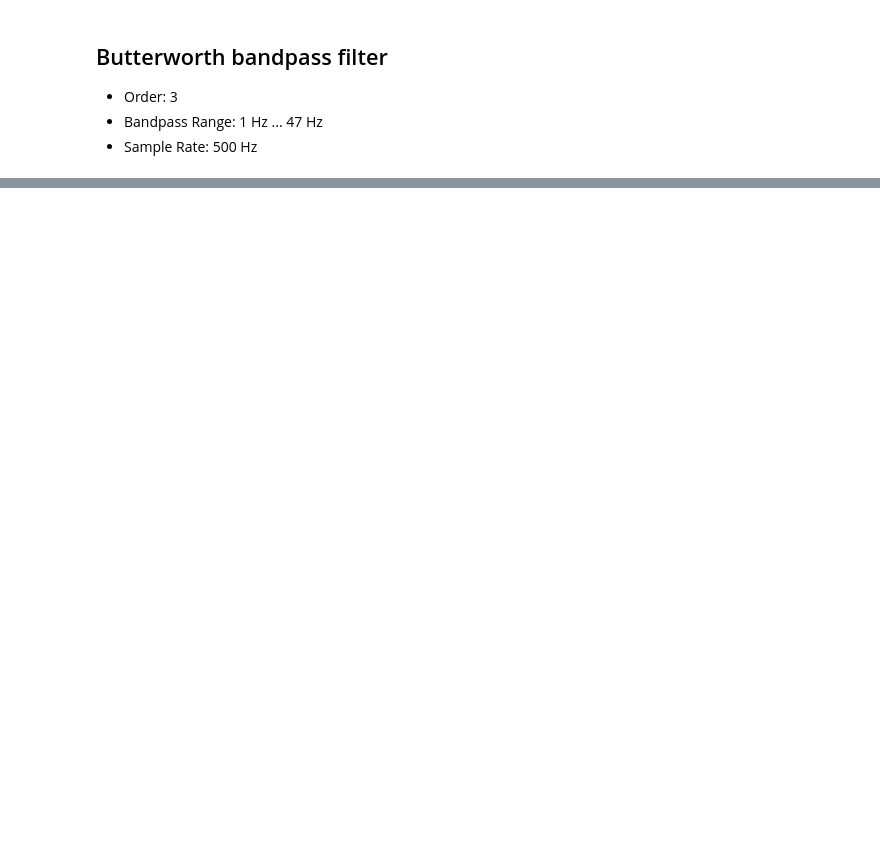
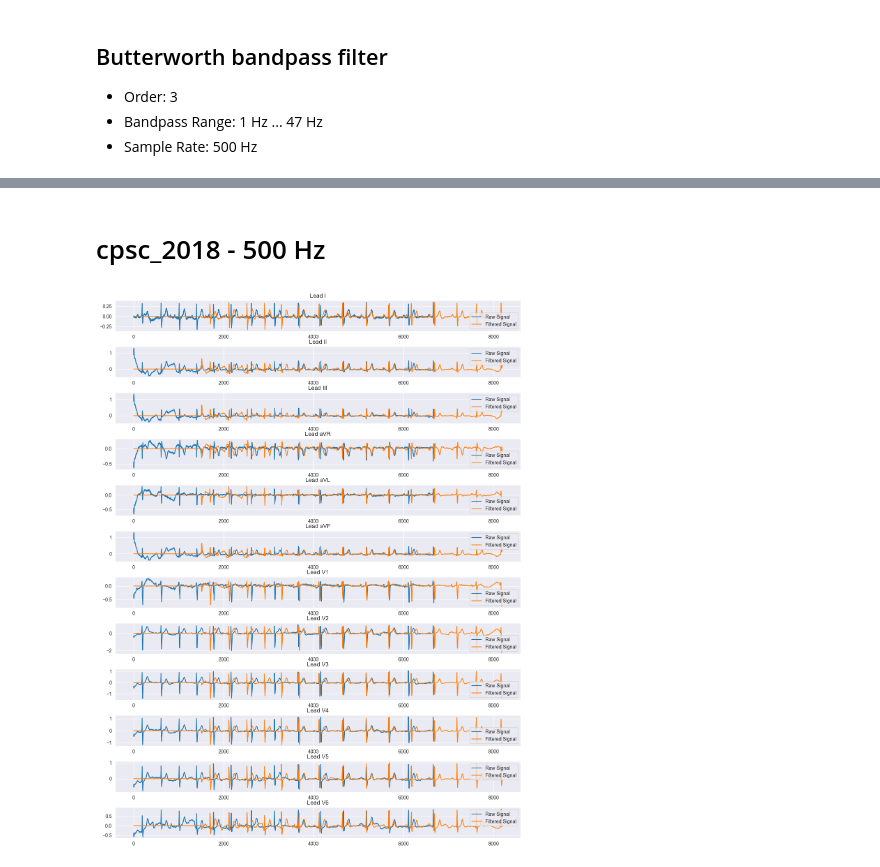
Before and after one commit to RinoG/ecg-to-text, a Jupyter notebook: notebooks/03_signal_preprocessing.ipynb, the cells around one changed output, grey strips where cells are left out. Saved outputs shown, nothing was run; the diff lists cells and outputs as text; code cells hidden in the pictures; blank space fills up the shorter version.

```diff
--- a/notebooks/03_signal_preprocessing.ipynb
+++ b/notebooks/03_signal_preprocessing.ipynb
@@ -67,0 +107,7 @@ def preprocessing(recording, fs):
+# %% [markdown]
+# cpsc_2018 - 500 Hz
+# %%
+record_500Hz = wfdb.rdrecord('cinc-2021_data/training/cpsc_2018/g4/A3034')
+plot_signal(record_500Hz)
+# %% [output]
+[figure, added]
```
Also changed, not shown: parts of 12 cells of this notebook, 4 other files.
